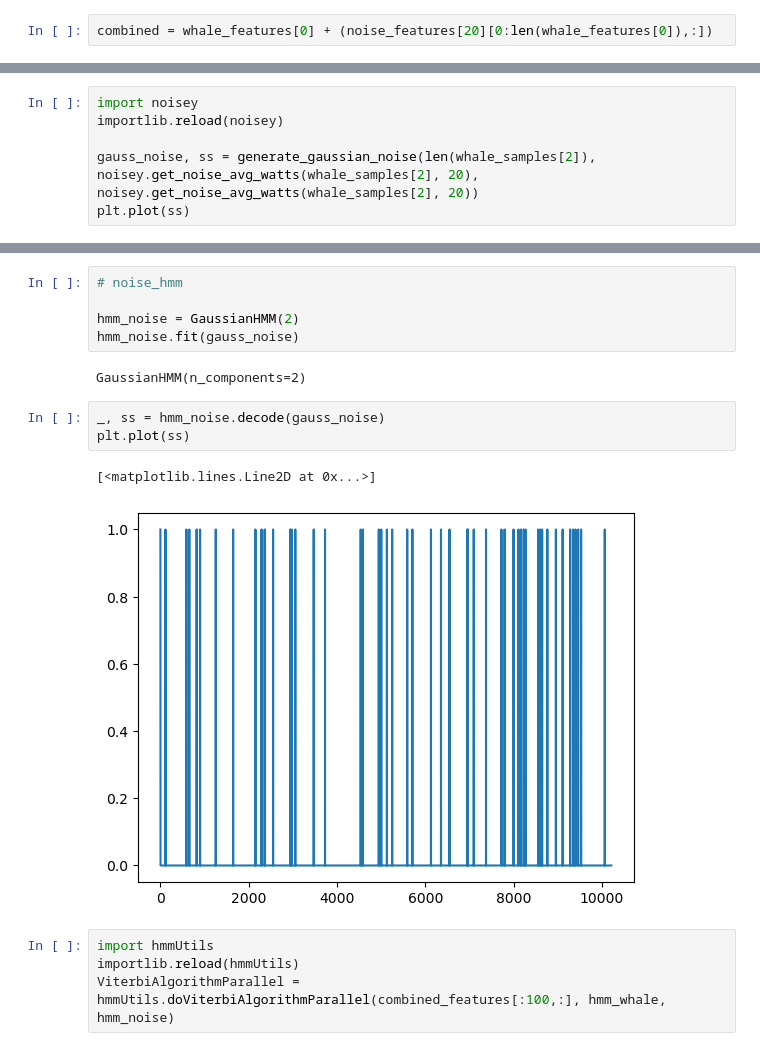
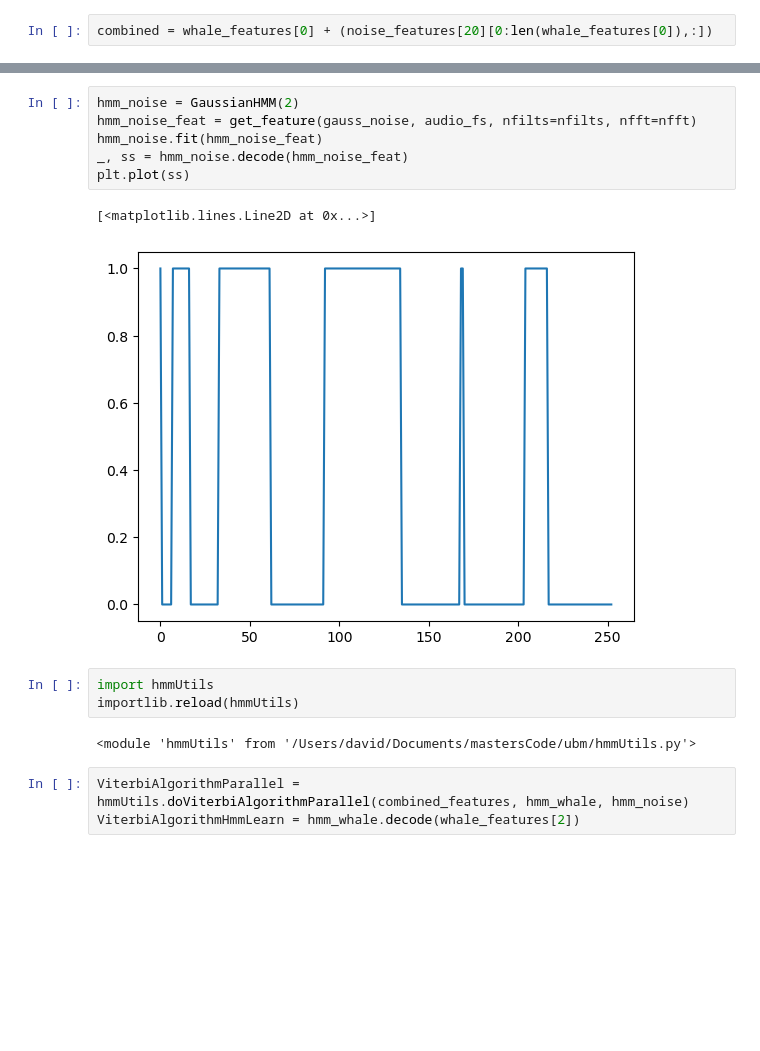
Before and after one commit to Davidjames9610/ubm, a Jupyter notebook: final/fhmm/tut1.ipynb, the cells around one changed output, grey strips where cells are left out. Saved outputs shown, nothing was run; the diff lists cells and outputs as text; blank space fills up the shorter version.

```diff
--- a/final/fhmm/tut1.ipynb
+++ b/final/fhmm/tut1.ipynb
@@ -168,6 +171,0 @@ plt.plot(generated_states)
-# %%
-import noisey
-importlib.reload(noisey)
-
-gauss_noise, ss = generate_gaussian_noise(len(whale_samples[2]), noisey.get_noise_avg_watts(whale_samples[2], 20), noisey.get_noise_avg_watts(whale_samples[2], 20))
-plt.plot(ss)
@@ -200,17 +172,17 @@ plt.show()
-# %%
-# noise_hmm
-
-hmm_noise = GaussianHMM(2)
-hmm_noise.fit(gauss_noise)
-# %% [output]
-GaussianHMM(n_components=2)
-# %%
-_, ss = hmm_noise.decode(gauss_noise)
-plt.plot(ss)
-# %% [output]
-[<matplotlib.lines.Line2D at 0x...>]
-[figure, removed]
+# %%
+hmm_noise = GaussianHMM(2)
+hmm_noise_feat = get_feature(gauss_noise, audio_fs, nfilts=nfilts, nfft=nfft)
+hmm_noise.fit(hmm_noise_feat)
+_, ss = hmm_noise.decode(hmm_noise_feat)
+plt.plot(ss)
+# %% [output]
+[<matplotlib.lines.Line2D at 0x...>]
+[figure, added]
 # %%
 import hmmUtils
 importlib.reload(hmmUtils)
-ViterbiAlgorithmParallel = hmmUtils.doViterbiAlgorithmParallel(combined_features[:100,:], hmm_whale, hmm_noise)
+# %% [output]
+<module 'hmmUtils' from '/Users/david/Documents/mastersCode/ubm/hmmUtils.py'>
+# %%
+ViterbiAlgorithmParallel = hmmUtils.doViterbiAlgorithmParallel(combined_features, hmm_whale, hmm_noise)
+ViterbiAlgorithmHmmLearn = hmm_whale.decode(whale_features[2])
```
Also changed, not shown: parts of 21 cells of this notebook, 1 other file.
